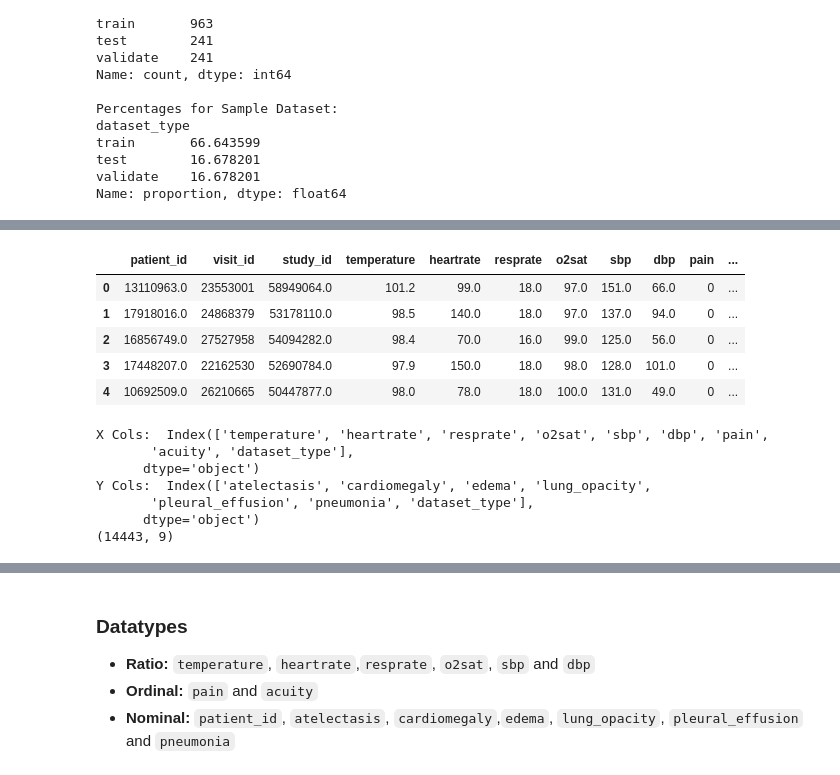
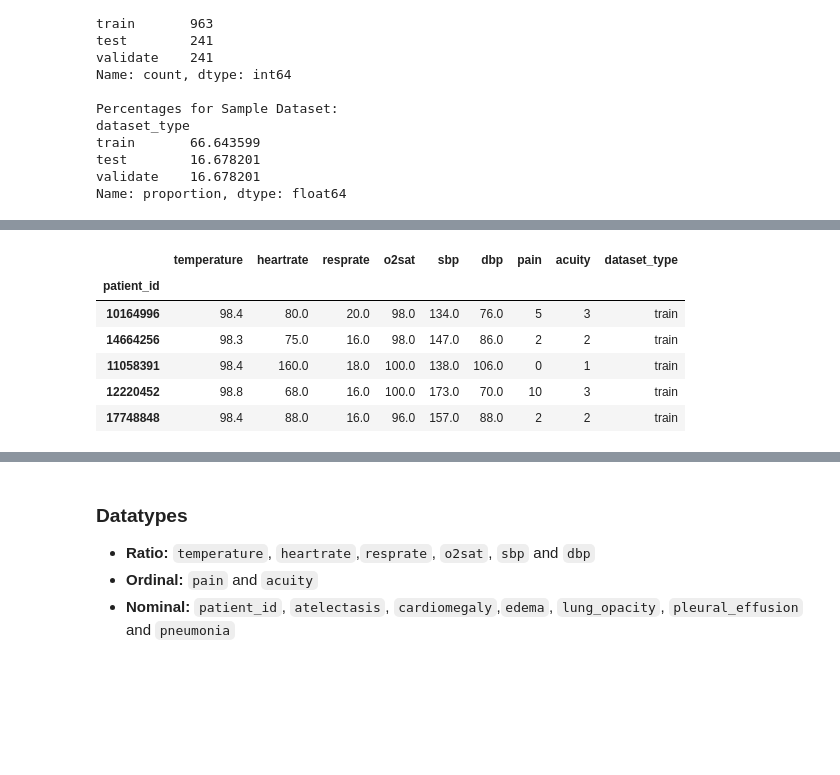
Before and after one commit to UC-Berkeley-I-School/mids-210-radiology-triage-models-spring24, a Jupyter notebook: datasets/tabular-leemgjunior.ipynb, the cells around one changed output, grey strips where cells are left out. Saved outputs shown, nothing was run; the diff lists cells and outputs as text; code cells hidden in the pictures; blank space fills up the shorter version.

```diff
--- a/datasets/tabular-leemgjunior.ipynb
+++ b/datasets/tabular-leemgjunior.ipynb
@@ -116,3 +136,24 @@ train       66.643599
 test        16.678201
 validate    16.678201
 Name: proportion, dtype: float64
+# %%
+def preprocess_data(df):
+    x_cols = ['temperature','heartrate','resprate','o2sat','sbp','dbp','pain','acuity']
+    y_cols = ['atelectasis','cardiomegaly','edema','lung_opacity','pleural_effusion','pneumonia','dataset_type']
+    analysis_cols = ['patient_id'] + x_cols + y_cols
+
+    df_new = df[analysis_cols].copy(deep=True)
+    df_new['acuity'] = df_new['acuity'].astype('int64')
+    df_new['patient_id'] = df_new['patient_id'].astype('int64')
+    df_new = df_new.set_index('patient_id', inplace=False)
+
+    y = df_new[y_cols]
+    X = df_new.drop(y_cols[0:-1], axis=1)
+
+    print('X Cols: ', X.columns)
+    print('Y Cols: ', y.columns)
+    print('Rows, cols: ', X.shape)
+
+    return df_new, X, y
+
+sample_Xy, sample_X, sample_y = preprocess_data(sample_df)
@@ -128,37 +239,10 @@ pop_df.head()
 # %%
-pop_df.head()
+sample_X.head()
 # %% [output]
-|  | patient_id | visit_id | study_id | temperature | heartrate | resprate | o2sat | sbp | dbp | pain | ... |
-| 0 | 13110963.0 | 23553001 | 58949064.0 | 101.2 | 99.0 | 18.0 | 97.0 | 151.0 | 66.0 | 0 | ... |
-| 1 | 17918016.0 | 24868379 | 53178110.0 | 98.5 | 140.0 | 18.0 | 97.0 | 137.0 | 94.0 | 0 | ... |
-| 2 | 16856749.0 | 27527958 | 54094282.0 | 98.4 | 70.0 | 16.0 | 99.0 | 125.0 | 56.0 | 0 | ... |
-| 3 | 17448207.0 | 22162530 | 52690784.0 | 97.9 | 150.0 | 18.0 | 98.0 | 128.0 | 101.0 | 0 | ... |
-| 4 | 10692509.0 | 26210665 | 50447877.0 | 98.0 | 78.0 | 18.0 | 100.0 | 131.0 | 49.0 | 0 | ... |
+|  | temperature | heartrate | resprate | o2sat | sbp | dbp | pain | acuity | dataset_type |
+| patient_id |  |  |  |  |  |  |  |  |  |
+| 10164996 | 98.4 | 80.0 | 20.0 | 98.0 | 134.0 | 76.0 | 5 | 3 | train |
+| 14664256 | 98.3 | 75.0 | 16.0 | 98.0 | 147.0 | 86.0 | 2 | 2 | train |
+| 11058391 | 98.4 | 160.0 | 18.0 | 100.0 | 138.0 | 106.0 | 0 | 1 | train |
+| 12220452 | 98.8 | 68.0 | 16.0 | 100.0 | 173.0 | 70.0 | 10 | 3 | train |
+| 17748848 | 98.4 | 88.0 | 16.0 | 96.0 | 157.0 | 88.0 | 2 | 2 | train |
-# %%
-def preprocess_data(df):
-
-    analysis_cols = [df.columns[0]] + list(df.columns[3:11]) + list(df.columns[-7:])
-
-    df_new = df[analysis_cols].set_index('patient_id', inplace=False)
-
-    df_new['acuity'] = df_new['acuity'].astype('int64')
-
-    y_cols = list(df_new.columns[-7:])
-    y = df_new[y_cols]
-    X = df_new.drop(y_cols[0:-1], axis=1)
-
-    print('X Cols: ', X.columns)
-    print('Y Cols: ', y.columns)
-    print(X.shape)
-
-    return df_new, X, y
-
-pop_Xy, pop_X, pop_y = preprocess_data(pop_df)
-# %% [output]
-X Cols:  Index(['temperature', 'heartrate', 'resprate', 'o2sat', 'sbp', 'dbp', 'pain',
-       'acuity', 'dataset_type'],
-      dtype='object')
-Y Cols:  Index(['atelectasis', 'cardiomegaly', 'edema', 'lung_opacity',
-       'pleural_effusion', 'pneumonia', 'dataset_type'],
-      dtype='object')
-(14443, 9)
```
Also changed, not shown: parts of 22 cells of this notebook, 2 other files.
